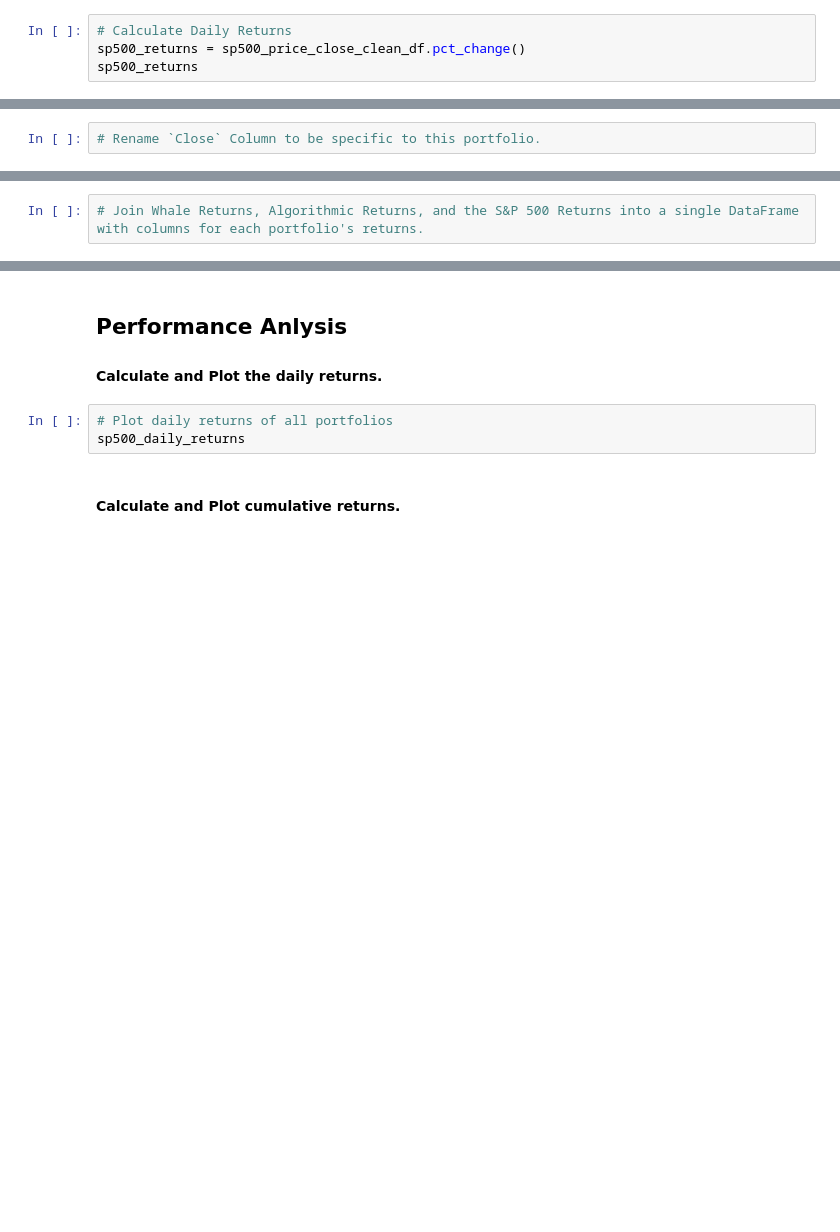
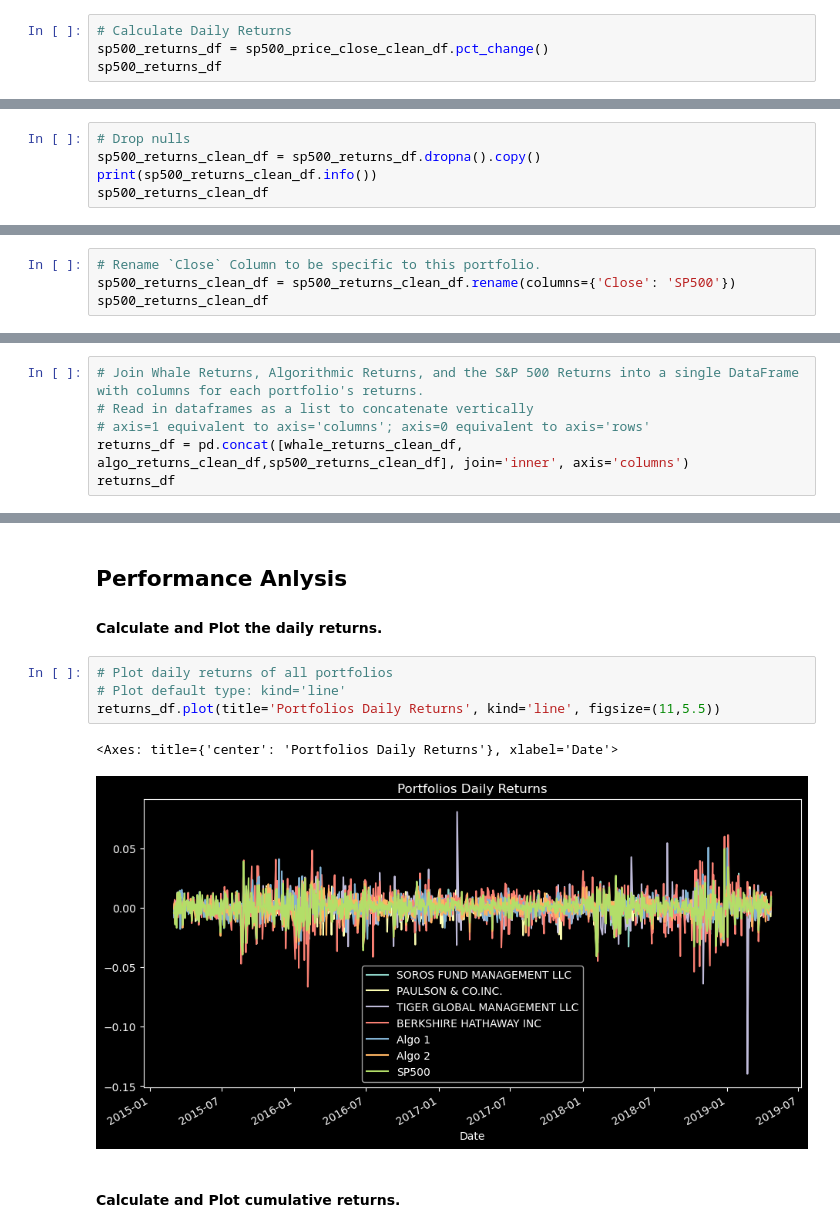
Before and after one commit to boz-tcm/pandas-challenge, a Jupyter notebook: whale_analysis.ipynb, the cells around one changed output, grey strips where cells are left out. Cells and saved outputs as stored; diff of their text form; blank space fills up the shorter version.

```diff
--- a/whale_analysis.ipynb
+++ b/whale_analysis.ipynb
@@ -273,5 +270,5 @@ Name: Close, Length: 1649, dtype: float64
 # %%
 # Calculate Daily Returns
-sp500_returns = sp500_price_close_clean_df.pct_change()
-sp500_returns
+sp500_returns_df = sp500_price_close_clean_df.pct_change()
+sp500_returns_df
 # %% [output]
@@ -292,0 +289,5 @@ Name: Close, Length: 1649, dtype: float64
+# %%
+# Drop nulls
+sp500_returns_clean_df = sp500_returns_df.dropna().copy()
+print(sp500_returns_clean_df.info())
+sp500_returns_clean_df
@@ -293,2 +318,4 @@ Name: Close, Length: 1649, dtype: float64
 # %%
 # Rename `Close` Column to be specific to this portfolio.
+sp500_returns_clean_df = sp500_returns_clean_df.rename(columns={'Close': 'SP500'})
+sp500_returns_clean_df
@@ -296,3 +338,7 @@ Name: Close, Length: 1649, dtype: float64
 ## Combine Whale, Algorithmic, and S&P 500 Returns
 # %%
 # Join Whale Returns, Algorithmic Returns, and the S&P 500 Returns into a single DataFrame with columns for each portfolio's returns.
+# Read in dataframes as a list to concatenate vertically
+# axis=1 equivalent to axis='columns'; axis=0 equivalent to axis='rows'
+returns_df = pd.concat([whale_returns_clean_df, algo_returns_clean_df,sp500_returns_clean_df], join='inner', axis='columns')
+returns_df
@@ -306,9 +367,13 @@ In this section, you will calculate and visualize performance and risk metrics f
 ## Performance Anlysis
 
 #### Calculate and Plot the daily returns.
-# %%
-# Plot daily returns of all portfolios
-sp500_daily_returns
+# %%
+# Plot daily returns of all portfolios
+# Plot default type: kind='line'
+returns_df.plot(title='Portfolios Daily Returns', kind='line', figsize=(11,5.5))
+# %% [output]
+<Axes: title={'center': 'Portfolios Daily Returns'}, xlabel='Date'>
+[figure, added]
 # %% [markdown]
 #### Calculate and Plot cumulative returns.
 # %%
```
Also changed, not shown: parts of 20 cells of this notebook, 2 other files.
